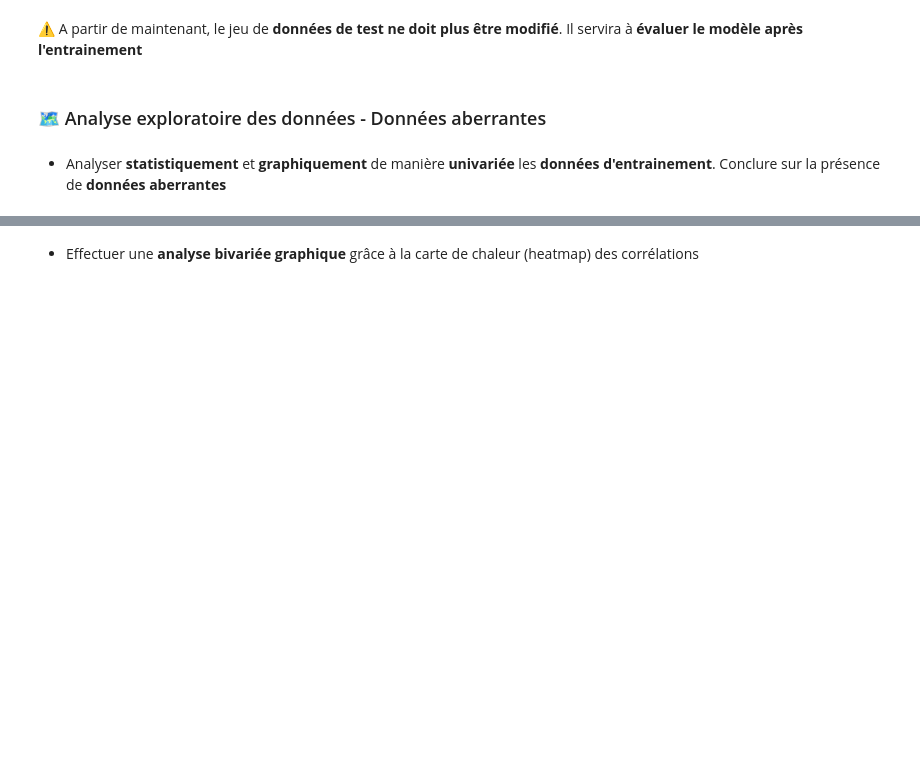
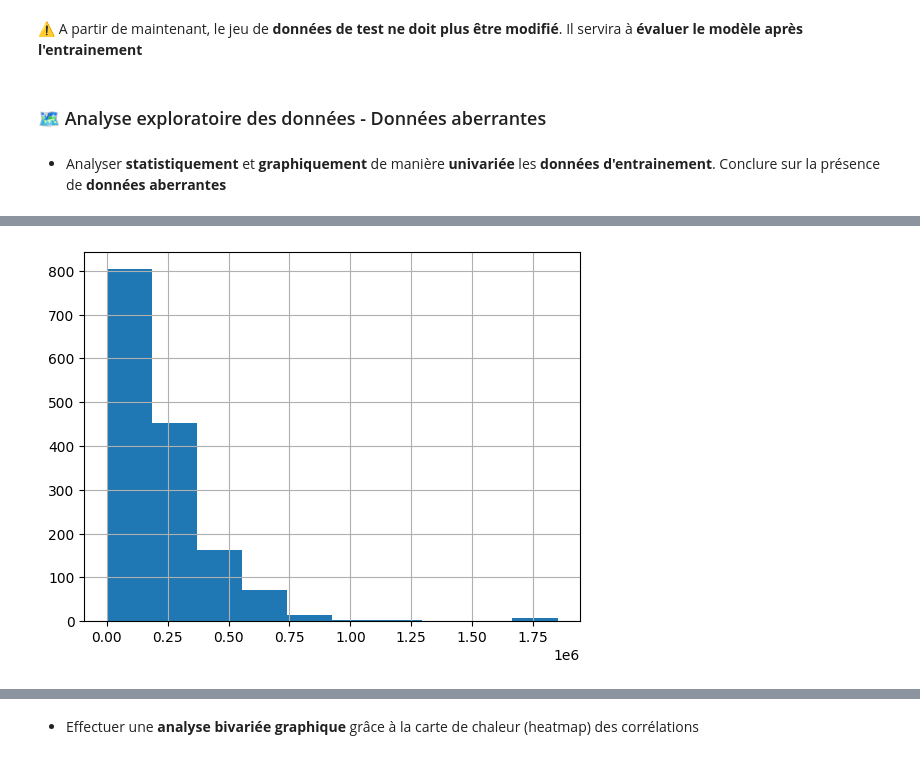
Before and after one commit to Pierre-Loic/Formation-DA-GEM-2022, a Jupyter notebook: Semaine_3_12-12_13-12/Activité_2_entrainement_corrigé_12-12.ipynb, the cells around one changed output, grey strips where cells are left out. Drawn from its saved outputs; the diff is of its cells as text; code cells hidden in the pictures; blank space fills up the shorter version.

```diff
--- a/Semaine_3_12-12_13-12/Activité_2_entrainement_corrigé_12-12.ipynb
+++ b/Semaine_3_12-12_13-12/Activité_2_entrainement_corrigé_12-12.ipynb
@@ -99,0 +124,5 @@ Shape y_test : (380,)
+# %%
+y_train.hist()
+plt.show()
+# %% [output]
+[figure, added]
```
Also changed, not shown: parts of 12 cells of this notebook.
